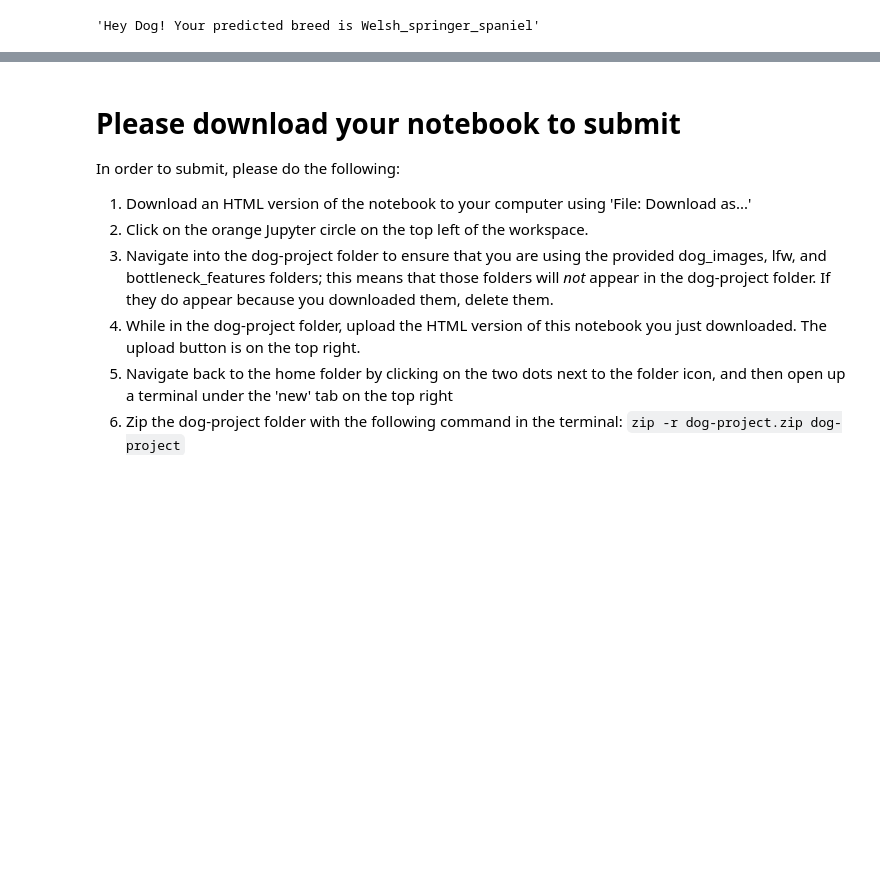
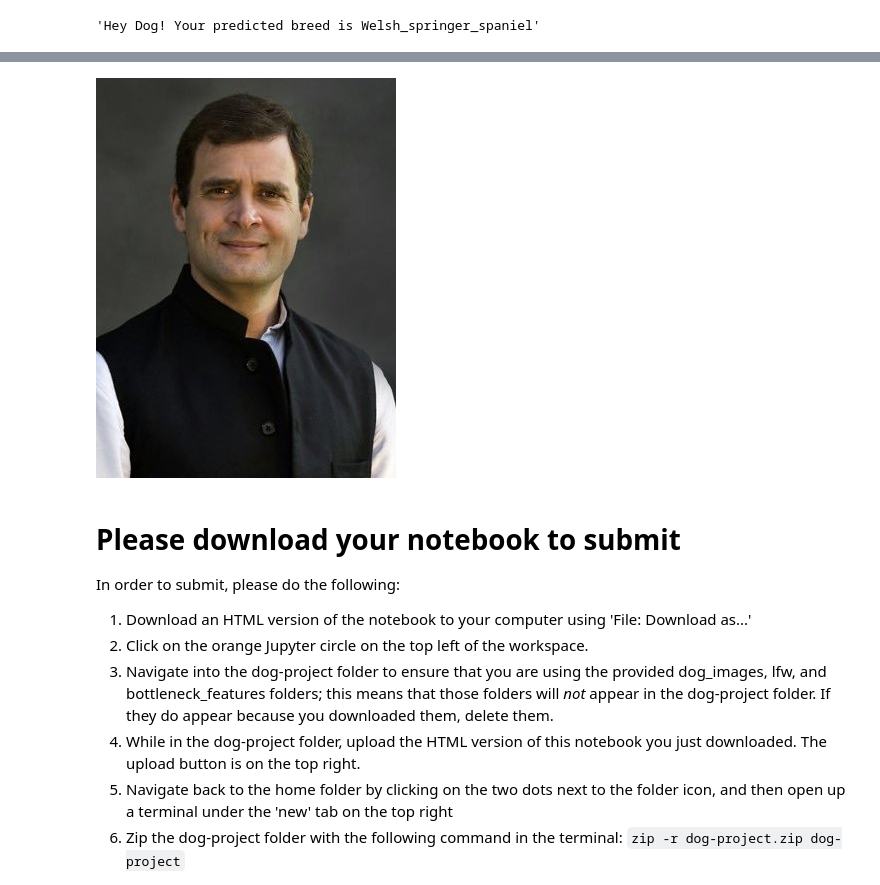
Before and after one commit to Saumitra24/ML_Udacity, a Jupyter notebook: dog_project/dog_app.ipynb, the cells around one changed output, grey strips where cells are left out. Cells and saved outputs as stored; diff of their text form; code cells hidden in the pictures; blank space fills up the shorter version.

Commit message:
dog_project

```diff
--- a/dog_project/dog_app.ipynb
+++ b/dog_project/dog_app.ipynb
@@ -821,3 +827,13 @@ detect_image('images/American_water_spaniel_00648.jpg')
+# %%
+from IPython.core.display import Image, display
+display(Image('https://upload.wikimedia.org/wikipedia/commons/6/62/Rahul_Gandhi_%28headshot%29.jpg'))
+display(Image('https://upload.wikimedia.org/wikipedia/commons/5/56/Donald_Trump_official_portrait.jpg'))
+'''Hi Reviewer, As I am working on this project directly on 'classroom.udacity.com' and not on local I am not able
+to add images from my local directory.
+And on the other hand I imported images from online sources but that I am not able to save in current working directory.
+Please look into this and tell me what needs to be done next '''
+# %% [output]
+[figure, added]
 # %% [markdown]
 # Please download your notebook to submit
 
```
Also changed, not shown: parts of 10 cells of this notebook, 1 other file.
